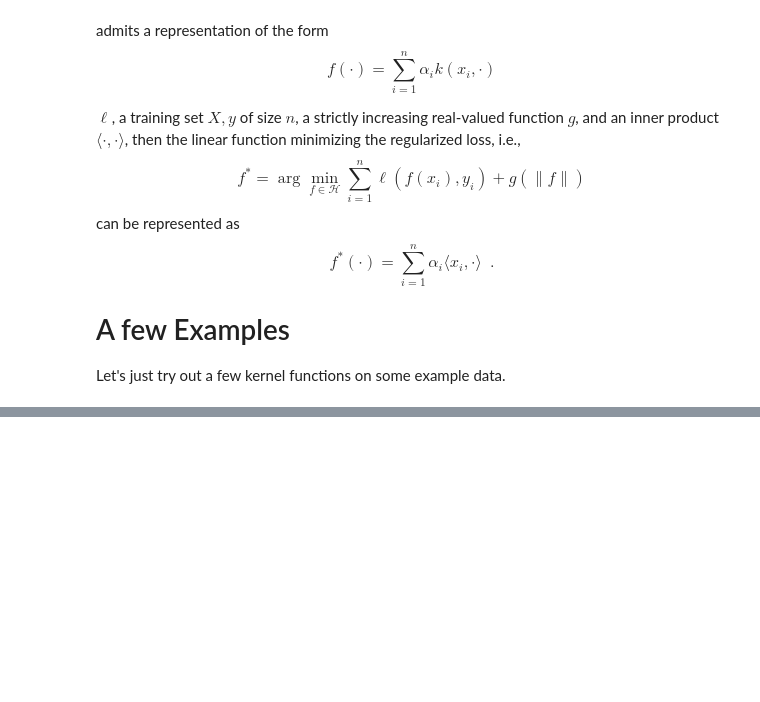
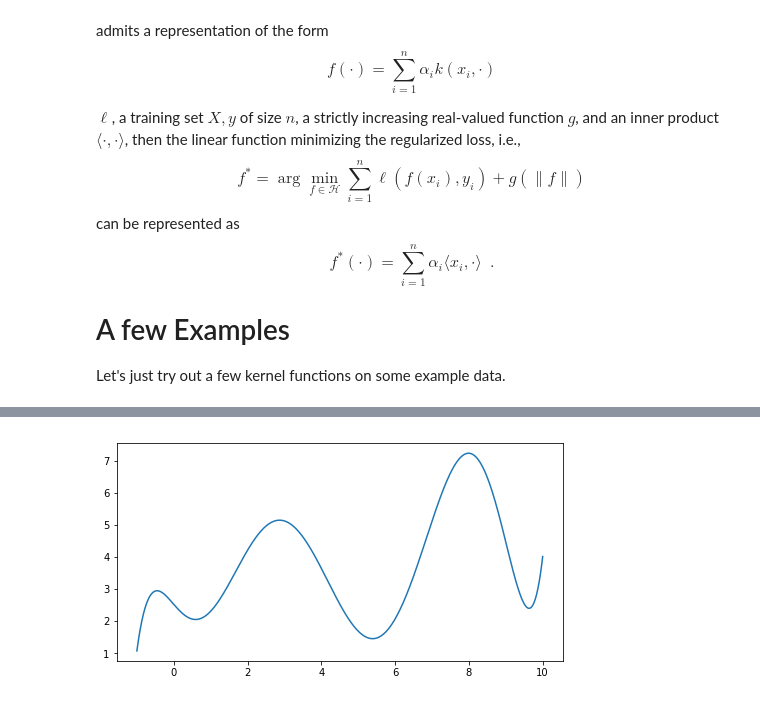
Before and after one commit to kampmichael/machineLearningExplained, a Jupyter notebook: Kernel Methods/The Kernel Trick.ipynb, the cells around one changed output, grey strips where cells are left out. Saved outputs shown, nothing was run; the diff lists cells and outputs as text; code cells hidden in the pictures; blank space fills up the shorter version.

```diff
--- a/Kernel Methods/The Kernel Trick.ipynb
+++ b/Kernel Methods/The Kernel Trick.ipynb
@@ -395,0 +429,19 @@ plt.show()
+# %%
+def f(x):
+    y =  2.5220937891424464
+    y -= 1.3205441719052109*x
+    y += 1.5580077014371324e-001*x**2
+    y += 1.7371642653756312*x**3
+    y -= 9.7085004028066801e-001*x**4
+    y += 2.0053450527785788e-001*x**5
+    y -= 1.8017813196659842e-002*x**6
+    y += 5.9348129387248665e-004*x**7
+    return y
+
+fig, ax = plt.subplots(1, 1, figsize = (8,4))
+X = np.linspace(-1, 10, 1000)
+Y = np.array([f(x) for x in X])
+ax.plot(X,Y)
+plt.show()
+# %% [output]
+[figure, added]
```
Also changed, not shown: parts of 15 cells of this notebook.
